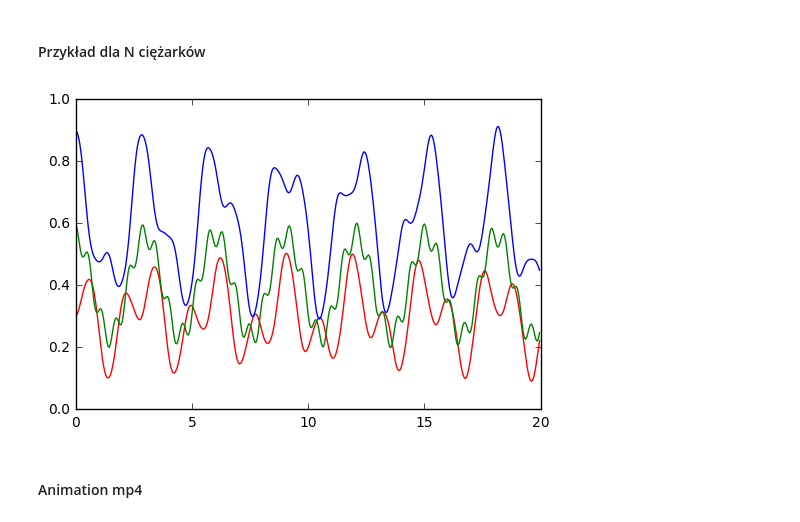
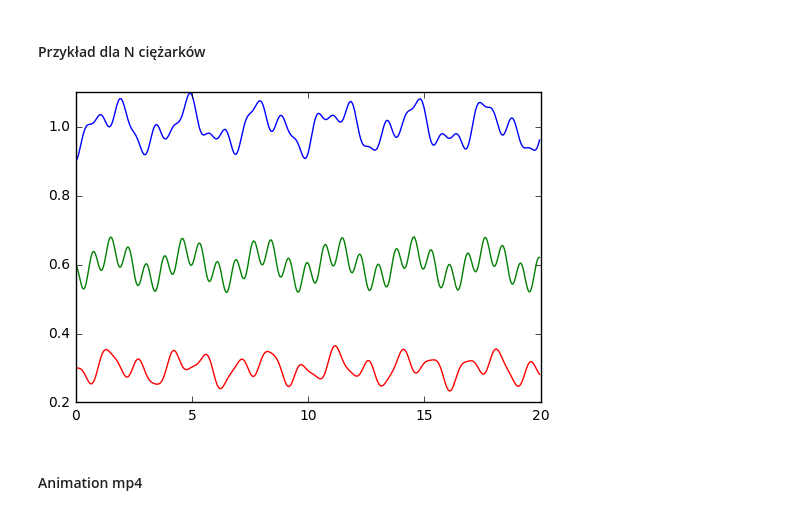
Before and after one commit to rossinek/MZP, a Jupyter notebook: lab1/P3_2 Suspended balls.ipynb, the cells around one changed output. Saved outputs shown, nothing was run; the diff lists cells and outputs as text; code cells hidden in the pictures.

```diff
--- a/lab1/P3_2 Suspended balls.ipynb
+++ b/lab1/P3_2 Suspended balls.ipynb
@@ -121,41 +121,41 @@ def euler2_method_vec(N, equations, symbols, y0, yp0, rng, h):
 N = 3
 k = [10, 10, 10]
 
-L = [0.3, 0.1, 0.2]
-m = np.array([1., 0.2, 0.5])
+L = [0.3, 0.3, 0.4]
+m = np.array([1., 0.4, 0.5])
 
 x0 = [0.3, 0.6, 0.9]
 xp0 = [0, 0, 0]
 
 symbols = [sp.symbols("ddy[%d] dy[%d] y[%d] t" % (i,i,i)) for i in range(N)]
 
 y0_2, y0_1, y0_0, t0 = symbols[0]
 y1_2, y1_1, y1_0, t1 = symbols[1]
 equations = [
     sp.Eq(y0_2, -(k[0]/m[0]) * (y0_0 - L[0]) +(k[1]/m[0]) * (y1_0 - y0_0 - L[1]))
 ]
 for i in range(1,N-1):
     y0_2, y0_1, y0_0, t0 = symbols[i-1]
     y1_2, y1_1, y1_0, t1 = symbols[i]
     y2_2, y2_1, y2_0, t2 = symbols[i+1]
     equations.append(
         sp.Eq(y1_2, -(k[i]/m[i]) * (y1_0 - y0_0 - L[i]) +(k[i+1]/m[i]) * (y2_0 - y1_0 - L[i+1]))
     )
 yp_2, yp_1, yp_0, t0 = symbols[N-2]
 yN_2, yN_1, yN_0, t1 = symbols[N-1]
 equations.append(sp.Eq(yN_2, -(k[N-1]/m[N-1]) * (yN_0 - yp_0 - L[N-1])))
 
 rng = (0,20)
 h = 0.05
 
 t, x, xp = euler2_method_vec(N, equations, symbols, x0, xp0, rng, h)
 
 plt.plot(t, x[0], 'r')
 plt.plot(t, x[1], 'g')
 plt.plot(t, x[2], 'b')
 plt.show()
 # %% [output]
-[figure, old version]
+[figure, new version]
 # %% [markdown]
 #### Animation mp4
 # %%
```
